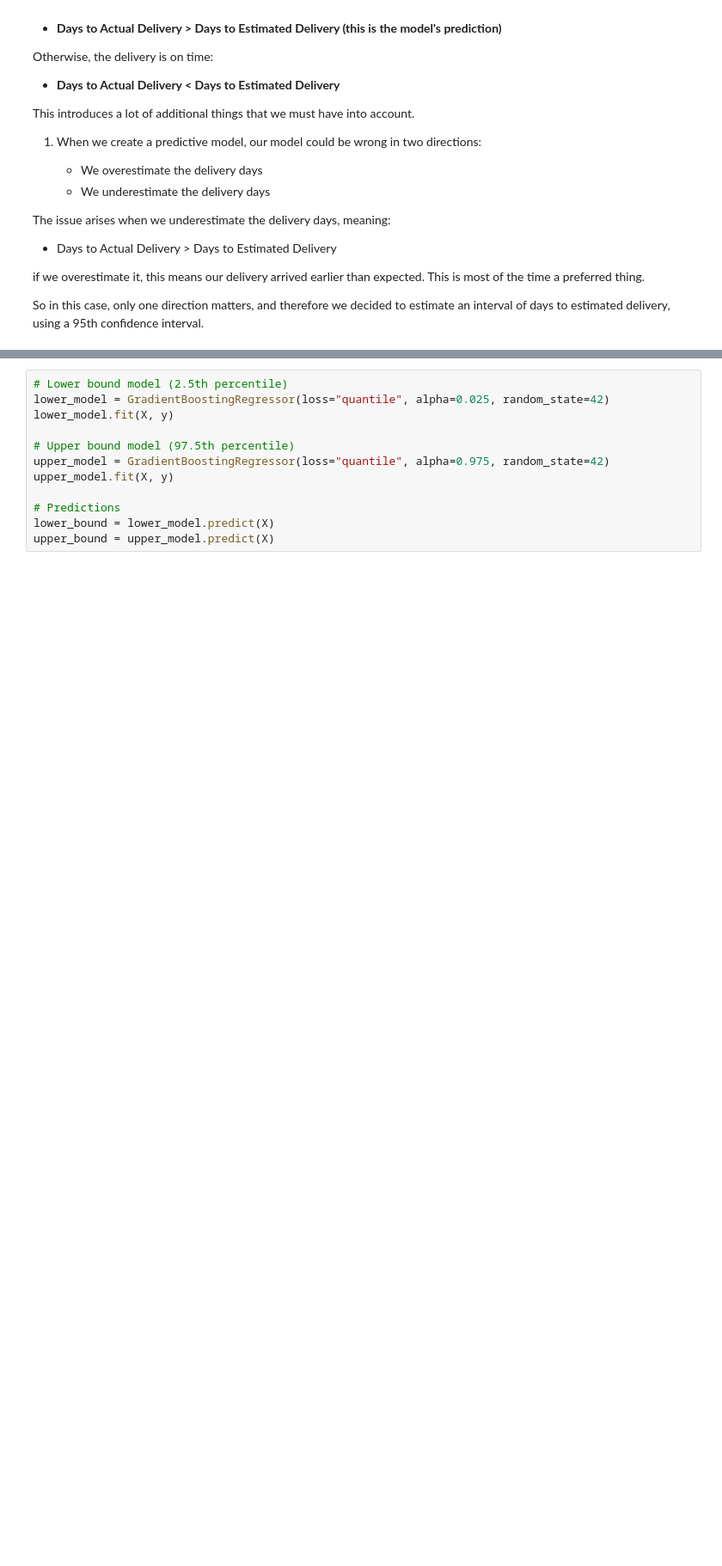
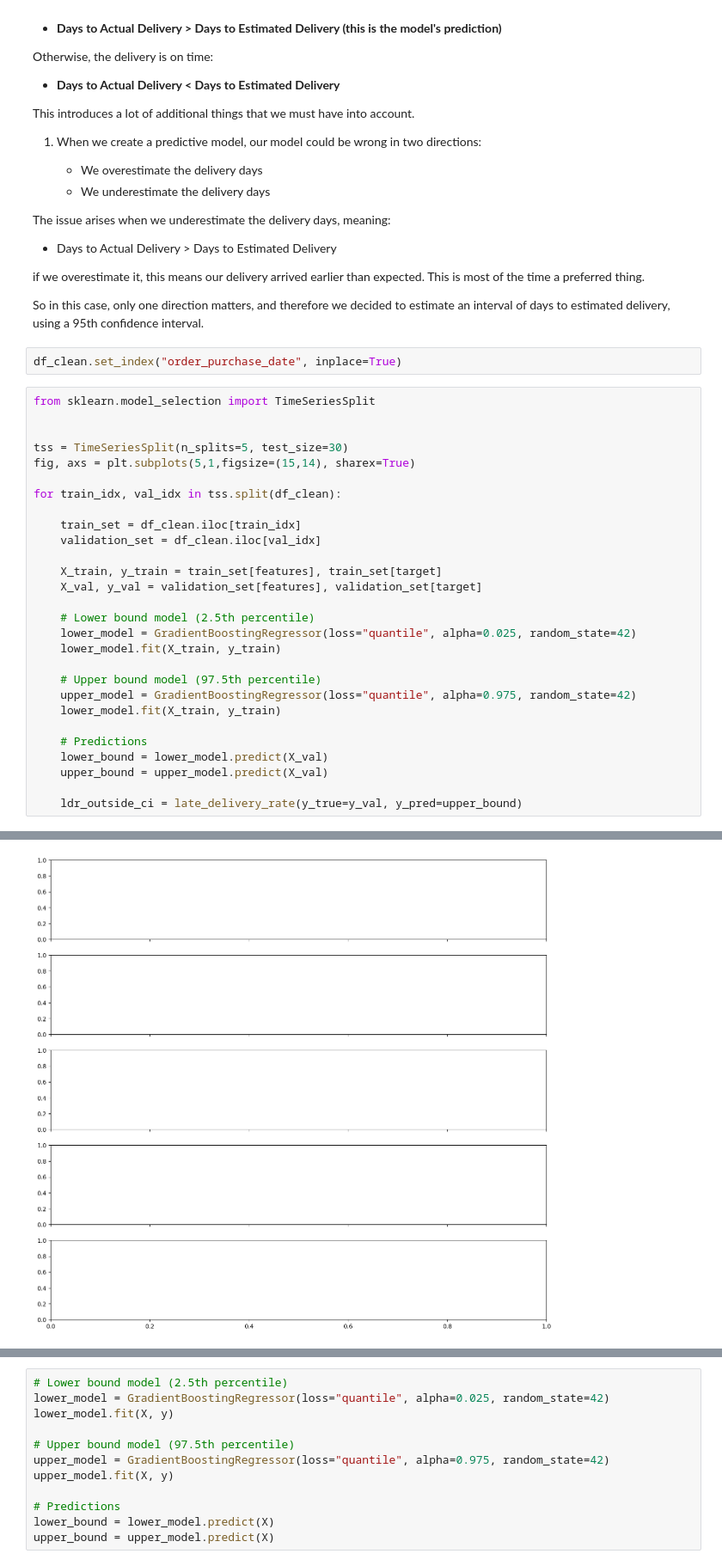
Before and after one commit to menni99/causal-attribution-analysis, a Jupyter notebook: notebooks/forecast-analysis.ipynb, the cells around one changed output, grey strips where cells are left out. Shown at 86% size. Cells and saved outputs as stored; diff of their text form; blank space fills up the shorter version.

```diff
--- a/notebooks/forecast-analysis.ipynb
+++ b/notebooks/forecast-analysis.ipynb
@@ -251,3 +265,34 @@ The issue arises when we underestimate the delivery days, meaning:
 if we overestimate it, this means our delivery arrived earlier than expected. This is most of the time a preferred thing.
 
 So in this case, only one direction matters, and therefore we decided to estimate an interval of days to estimated delivery, using a 95th confidence interval.
+# %%
+df_clean.set_index("order_purchase_date", inplace=True)
+# %%
+from sklearn.model_selection import TimeSeriesSplit
+
+
+tss = TimeSeriesSplit(n_splits=5, test_size=30)
+fig, axs = plt.subplots(5,1,figsize=(15,14), sharex=True)
+
+for train_idx, val_idx in tss.split(df_clean):
+
+    train_set = df_clean.iloc[train_idx]
+    validation_set = df_clean.iloc[val_idx]
+
+    X_train, y_train = train_set[features], train_set[target]
+    X_val, y_val = validation_set[features], validation_set[target]
+
+    # Lower bound model (2.5th percentile)
+    lower_model = GradientBoostingRegressor(loss="quantile", alpha=0.025, random_state=42)
+    lower_model.fit(X_train, y_train)
+
+    # Upper bound model (97.5th percentile)
+    upper_model = GradientBoostingRegressor(loss="quantile", alpha=0.975, random_state=42)
+    lower_model.fit(X_train, y_train)
+
+    # Predictions
+    lower_bound = lower_model.predict(X_val)
+    upper_bound = upper_model.predict(X_val)
+
+    ldr_outside_ci = late_delivery_rate(y_true=y_val, y_pred=upper_bound)
+# %% [output]
@@ -253,0 +316 @@ So in this case, only one direction matters, and therefore we decided to estimat
+[figure, added]
```
Also changed, not shown: parts of 16 cells of this notebook.
